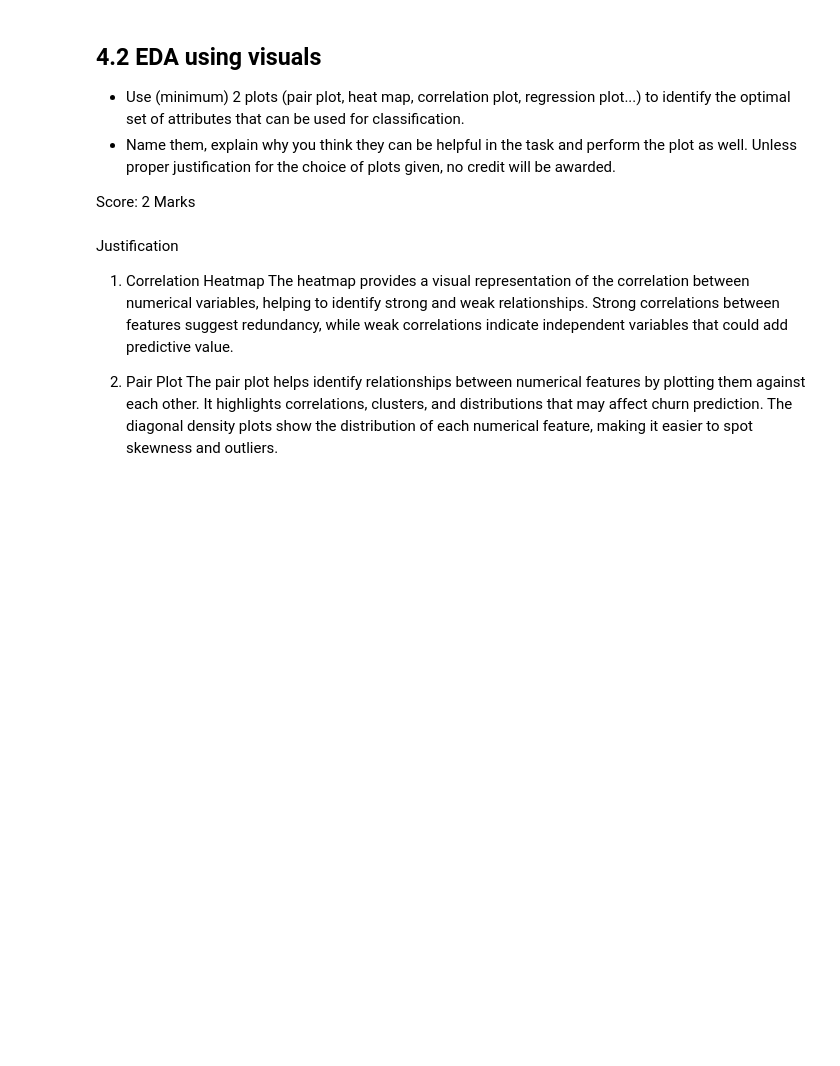
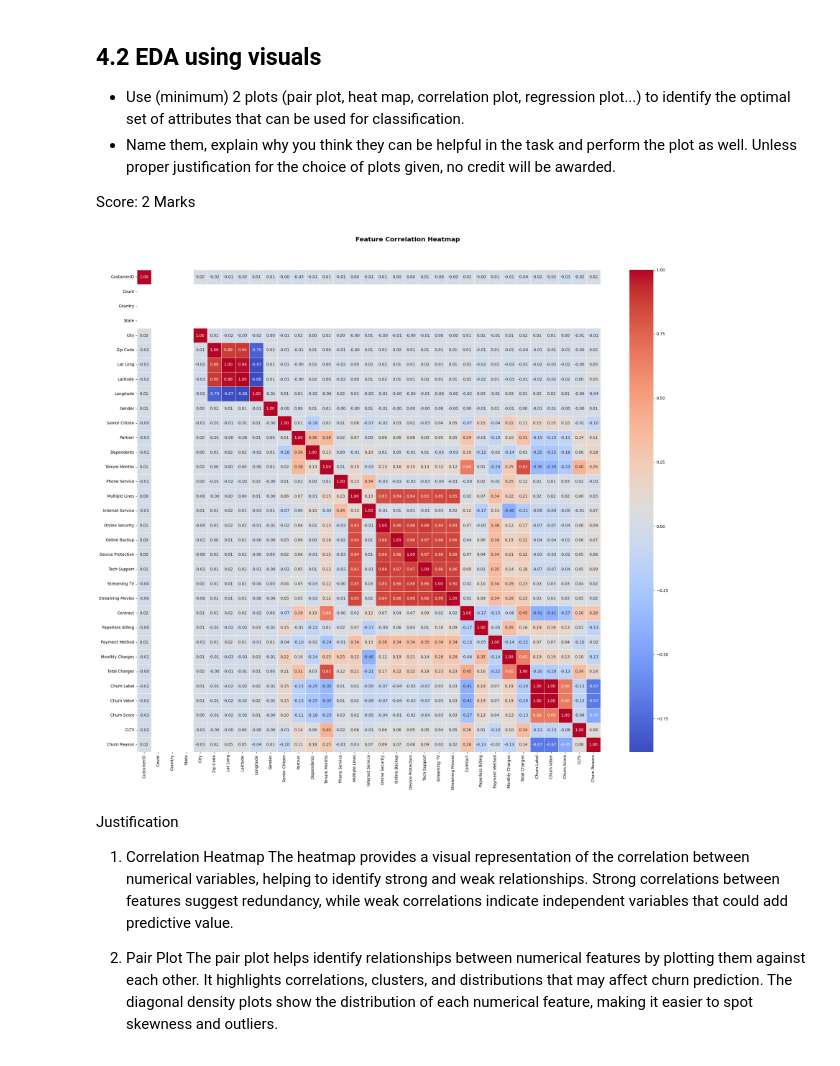
Before and after one commit to mudu89/IDS_Assignment_053, a Jupyter notebook: IDS_Assignment-1.ipynb, the cells around one changed output. Cells and saved outputs as stored; diff of their text form; code cells hidden in the pictures; blank space fills up the shorter version.

```diff
--- a/IDS_Assignment-1.ipynb
+++ b/IDS_Assignment-1.ipynb
@@ -612,22 +612,23 @@ Requirement already satisfied: six>=1.5 in e:\mudassir\mtech\semester 1\introduc
 Score: 2 Marks
 # %%
 ##---------Type the code below this line------------------##
-# Based on the scatter plots, we can drop some features with minimal distribution
-df_cleaned.drop(columns=['Count','Country','State', 'Churn Value'], inplace=True)
-
-
 #-------------------- Correlation Heatmap --------------------
 plt.figure(figsize=(22, 20))
 sns.heatmap(df_cleaned.corr(method="pearson", numeric_only=True), annot=True, cmap="coolwarm", fmt=".2f", linewidths=0.5)
 plt.suptitle("Feature Correlation Heatmap",fontsize=16, fontweight='bold')
 plt.tight_layout(rect=[0, 0, 1, 0.95])
 plt.show()
 
 # --- Pair Plaot -----
-sns.pairplot(df_cleaned[quantitative_cols], hue='Churn Label', palette=["blue", "orange"])
+sns.pairplot(df_cleaned[quantitative_cols],y_vars=y, hue='Churn Label', palette=["blue", "orange"])
 plt.suptitle("Pair Plot",fontsize=16, fontweight='bold')
 plt.tight_layout(rect=[0, 0, 1, 0.98])
 plt.show()
+
+# Based on the scatter plots, we can drop some features with minimal distribution
+df_cleaned.drop(columns=['Count','Country','State', 'Churn Value'], inplace=True)
+# %% [output]
+[figure, added]
 # %% [markdown]
 Justification
 
```
Also changed, not shown: parts of 17 cells of this notebook.
